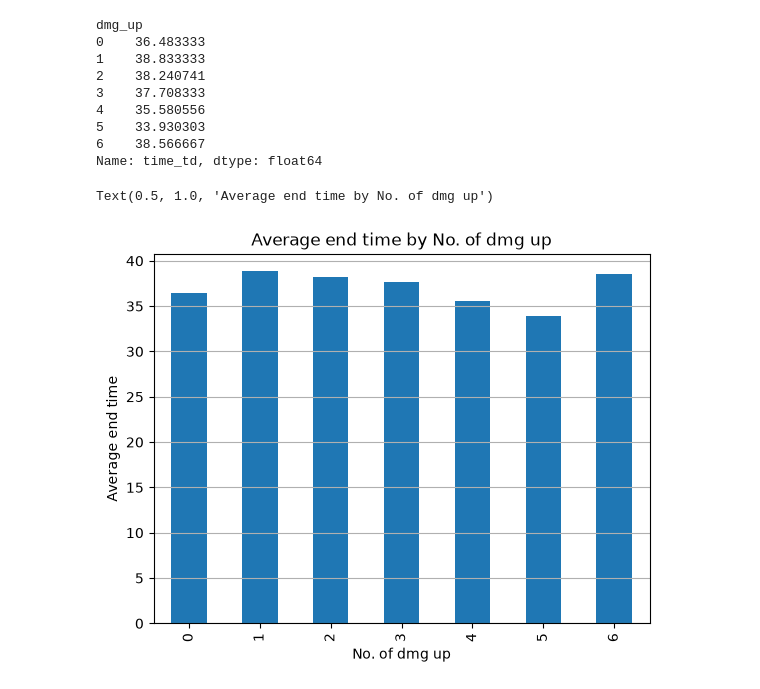
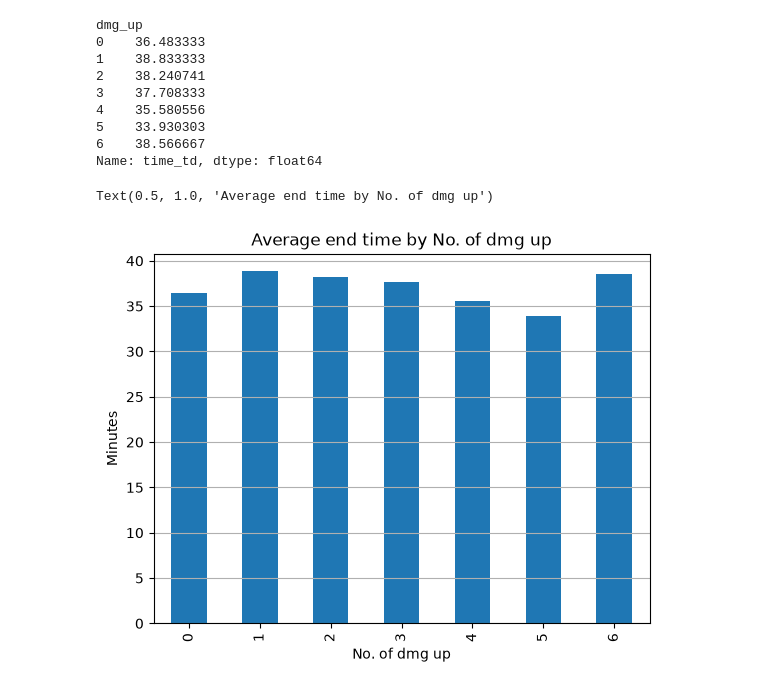
Before and after one commit to HelloThisDog/Examsproject_Megan_Loe_DE25, a Jupyter notebook: EDA.ipynb, the cells around one changed output. Cells and saved outputs as stored; diff of their text form; code cells hidden in the pictures.

```diff
--- a/EDA.ipynb
+++ b/EDA.ipynb
@@ -520,9 +520,9 @@ Name: time_td, dtype: float64
 # %%
 ax = avg_time_dmg.plot(kind='bar')
 ax.grid(axis="y")
 plt.xlabel("No. of dmg up")
-plt.ylabel("Average end time")
+plt.ylabel("Minutes")
 plt.title("Average end time by No. of dmg up")
 # %% [output]
 Text(0.5, 1.0, 'Average end time by No. of dmg up')
-[figure, old version]
+[figure, new version]
```
Also changed, not shown: parts of 1 cell of this notebook.
